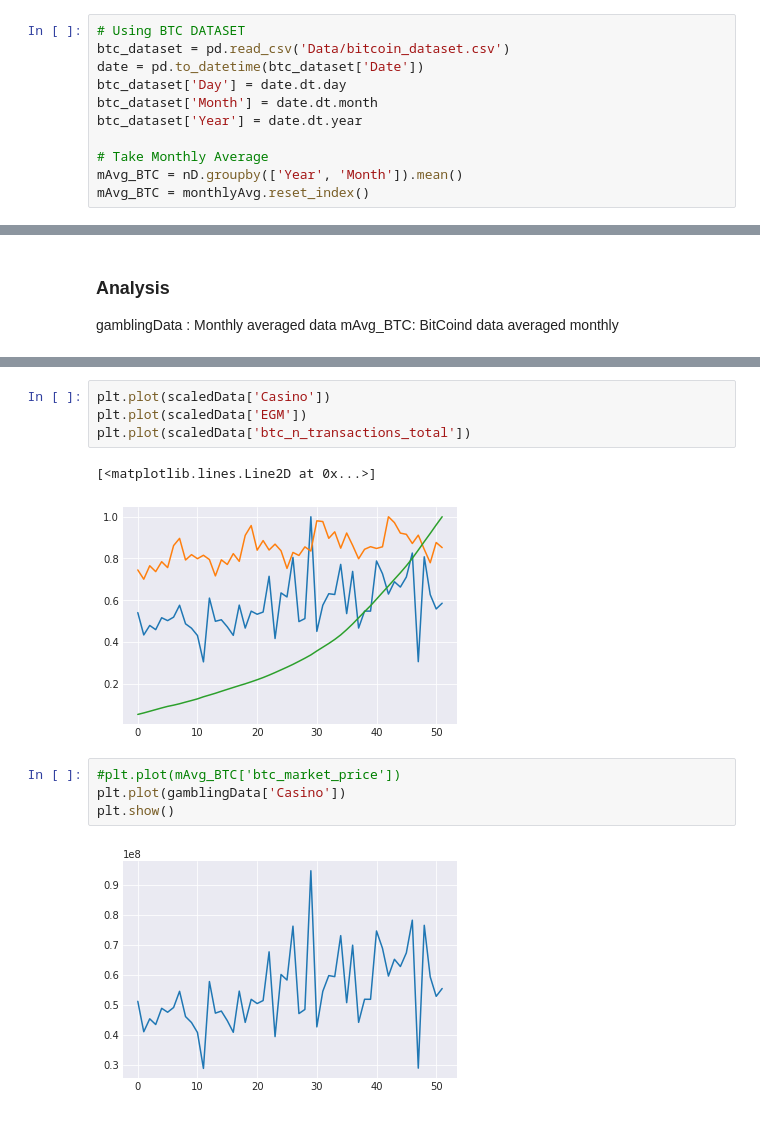
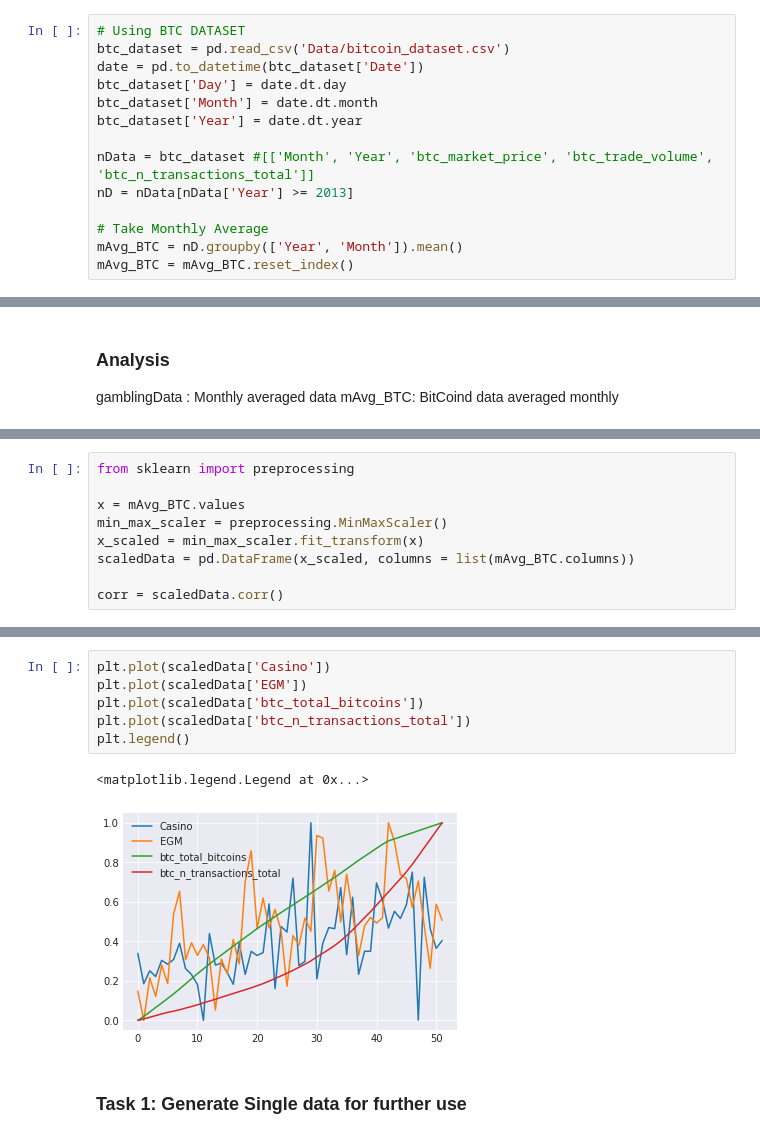
Before and after one commit to bhushan23/Cryptocurrency-Analysis, a Jupyter notebook: Analysis.ipynb, the cells around one changed output, grey strips where cells are left out. Drawn from its saved outputs; the diff is of its cells as text.

```diff
--- a/Analysis.ipynb
+++ b/Analysis.ipynb
@@ -123,9 +130,12 @@ btc_dataset['Day'] = date.dt.day
 btc_dataset['Month'] = date.dt.month
 btc_dataset['Year'] = date.dt.year
 
+nData = btc_dataset #[['Month', 'Year', 'btc_market_price', 'btc_trade_volume', 'btc_n_transactions_total']]
+nD = nData[nData['Year'] >= 2013]
+
 # Take Monthly Average
 mAvg_BTC = nD.groupby(['Year', 'Month']).mean()
-mAvg_BTC = monthlyAvg.reset_index()
+mAvg_BTC = mAvg_BTC.reset_index()
 # %%
 mAvg_BTC = mAvg_BTC[:52]
 mAvg_BTC
@@ -291,0 +314,9 @@ Index([u'index', u'Year', u'Month', u'btc_market_price', u'btc_trade_volume',
+# %%
+from sklearn import preprocessing
+
+x = mAvg_BTC.values
+min_max_scaler = preprocessing.MinMaxScaler()
+x_scaled = min_max_scaler.fit_transform(x)
+scaledData = pd.DataFrame(x_scaled, columns = list(mAvg_BTC.columns))
+
+corr = scaledData.corr()
@@ -292,13 +333,11 @@ Index([u'index', u'Year', u'Month', u'btc_market_price', u'btc_trade_volume',
 # %%
 plt.plot(scaledData['Casino'])
 plt.plot(scaledData['EGM'])
+plt.plot(scaledData['btc_total_bitcoins'])
 plt.plot(scaledData['btc_n_transactions_total'])
+plt.legend()
 # %% [output]
-[<matplotlib.lines.Line2D at 0x...>]
+<matplotlib.legend.Legend at 0x...>
-[figure, old version]
+[figure, new version]
-# %%
-#plt.plot(mAvg_BTC['btc_market_price'])
-plt.plot(gamblingData['Casino'])
-plt.show()
-# %% [output]
-[figure, removed]
+# %% [markdown]
+### Task 1: Generate Single data for further use
```
Also changed, not shown: parts of 15 cells of this notebook.
